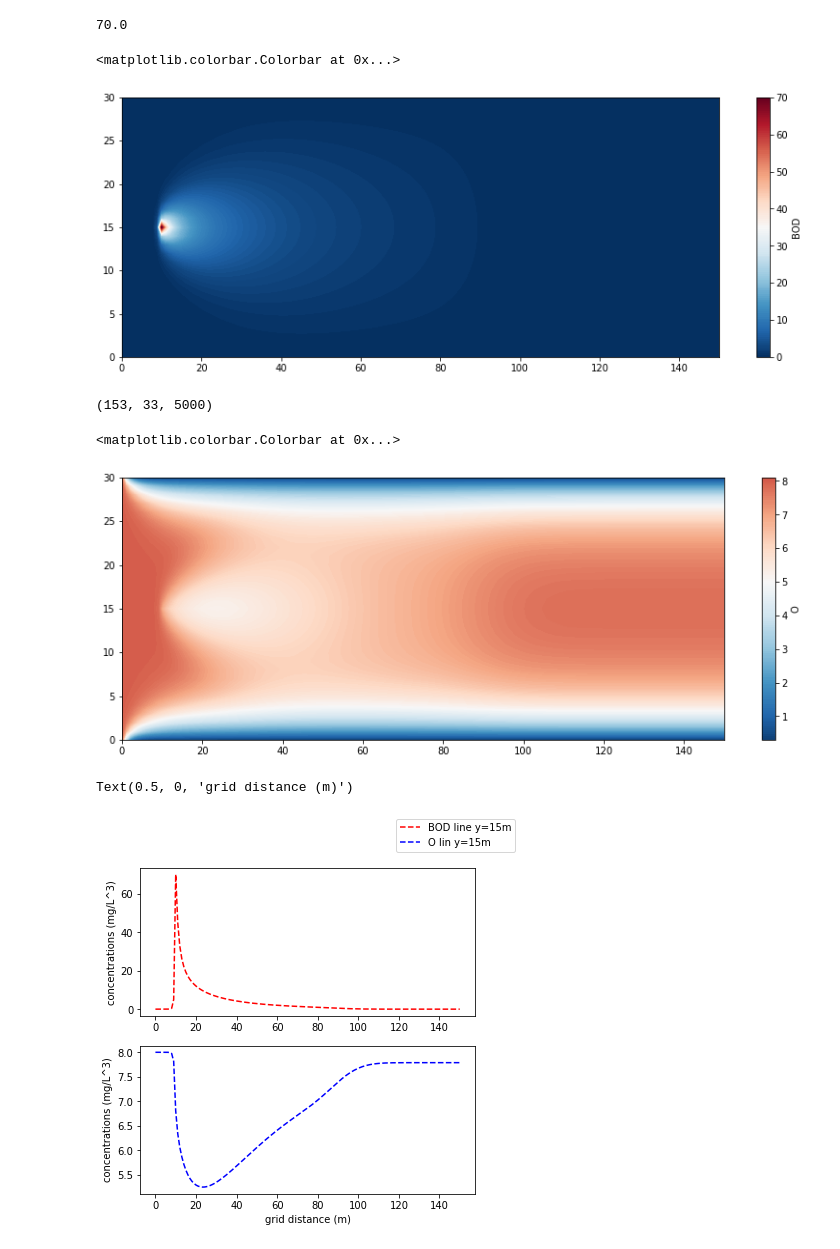
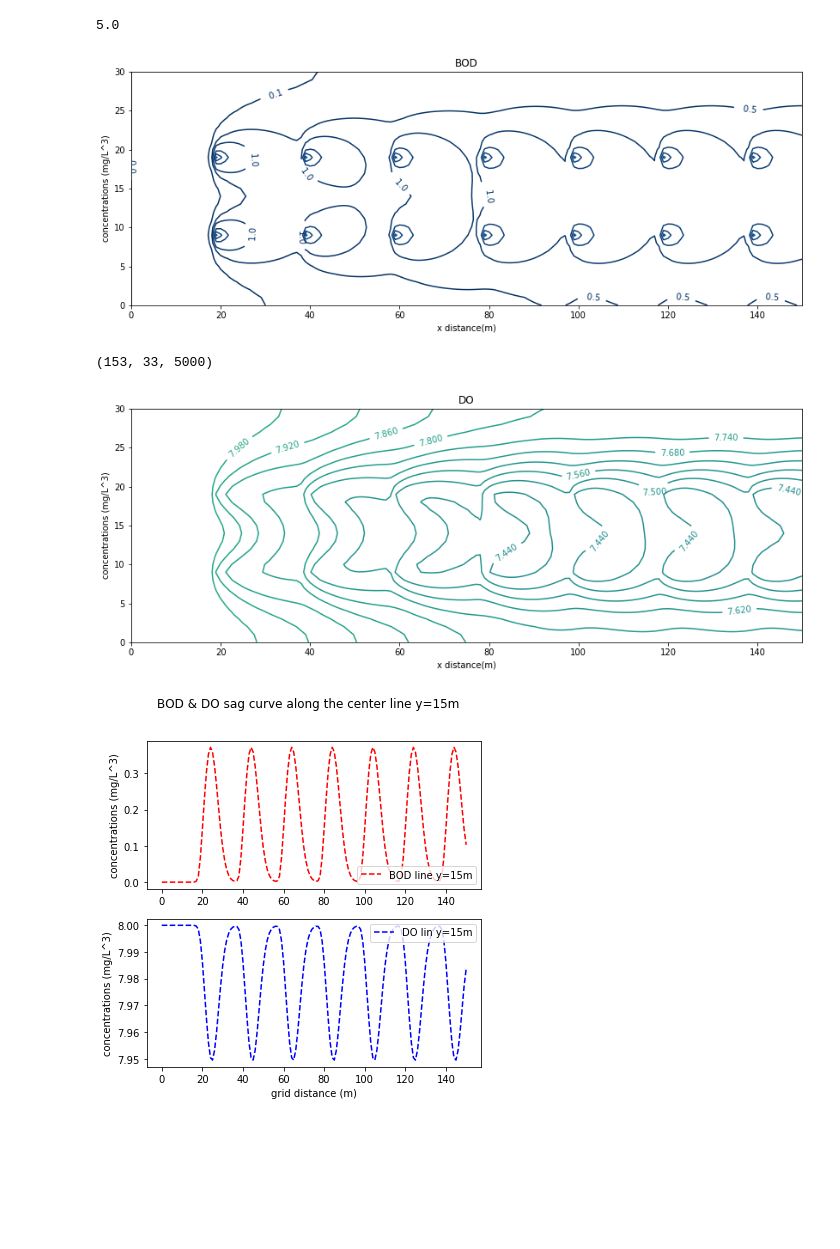
Before and after one commit to dozerlcl/assignments_2020_nju_meteorology, a Jupyter notebook: numerical_PDE/P_set5/p1.ipynb, the cells around one changed output. Saved outputs shown, nothing was run; the diff lists cells and outputs as text; code cells hidden in the pictures; blank space fills up the shorter version.

```diff
--- a/numerical_PDE/P_set5/p1.ipynb
+++ b/numerical_PDE/P_set5/p1.ipynb
@@ -29,28 +29,35 @@ O_con = osat
 qb    = 70. # mg / s
 # steady state:
 # delta function at 10m 15m
-B_con[int(10./dx)+1,int(15./dy)+1] = qb/dx/dy
+# B_con[int(10./dx)+1,int(15./dy)+1] = qb/dx/dy
 # %%
 
 stept   = 1000    #
-
+source_p_list_x = np.linspace(20,140,7,dtype='int')
+source_p_list_y = np.linspace(5,10,2,dtype='int')
 for it in range(0,stept):
     # B.C. and ghost point
     # domain x: 1-151 y:1-31 ; ghost point x: 0,152 ; y: 0,32
     # inflow
-    B_con[2,:]   = -B_con[0,:]
+    B_con[0,:]   = -B_con[2,:]
     B_con[1,:]   = 0.
     # outflow
     B_con[152,:] = B_con[150,:]
     # soild boundary v = 0
-    B_con[:,0]   = -B_con[:,2]
-    B_con[:,32]  = -B_con[:,30]
+    B_con[:,0]   = B_con[:,2]
+    B_con[:,32]  = B_con[:,30]
     #
+    source_position = (int(10./dx)+1,int(15./dy)+1,it)
+
+
     for i in  range(1,gridnx-1):
         for j in range(1,gridny-1):
+
+            B_con[source_p_list_x,20,it] = qb/dx/dy/14
+            B_con[source_p_list_x,10,it] = qb/dx/dy/14
             # B_con[i, j]=( B_con[i+1, j]+B_con[i-1, j]+B_con[i,j+1]+B_con[i,j-1]-u*dx/2/D*(B_con[i+1,j]-B_con[i-1,j]) ) / (2 + kr*dx**2/D)
-            B_con[int(10./dx)+1,int(15./dy)+1,it] = qb/dx/dy
-            B_con[int(10./dx)+1,int(15./dy)+1,it+1] = qb/dx/dy
+            # B_con[source_position] = qb/dx/dy
+            # B_con[source_position] = qb/dx/dy
             B_con[i,j,it+1]=B_con[i,j,it] - u*dt/2/dx*(B_con[i+1,j,it]-B_con[i-1,j,it]) + \
                 D/2/dx**2*dt*(B_con[i+1,j,it] + B_con[i-1,j,it] - 2*B_con[i,j,it])+ \
                 D/2/dy**2*dt*(B_con[i,j+1,it] + B_con[i,j-1,it] - 2*B_con[i,j,it])+ \
@@ -58,24 +65,30 @@ for it in range(0,stept):
 # %%
 B_con.max()
 # %% [output]
-70.0
+5.0
 # %%
 import matplotlib as mpl
 fig,ax = plt.subplots(1,1,figsize=(14,5))
 # custom_zlim = (0, 2.0)
 # plt.setp(ax, zlim=custom_zlim, ylim=custom_ylim)
-norm = matplotlib.colors.Normalize(vmin=0, vmax=70.)
-
-cnrt = ax.contourf(np.linspace(0,150,151),np.linspace(0,30,31),B_con[1:152,1:32,1000].T,levels = 150,cmap="RdBu_r", norm = norm,vmin=0,vmax=70)
+norm = mpl.colors.Normalize(vmin=0, vmax=70.)
+# levels_bnd = [0,0.1,1,2,3,4,5,10,60]
+levels_bnd = [0,0.1,0.5,1,2,3,4]
+cnrt = ax.contour(np.linspace(0,150,151),np.linspace(0,30,31),B_con[1:152,1:32,1000].T,levels = levels_bnd,cmap="RdBu_r", norm = norm,vmin=0,vmax=70)
+ax.clabel(cnrt,fontsize=10,fmt='%4.1f')
 # ax1 = ax[1].contourf(np.linspace(0,domainlx,gridnx),np.linspace(0,domainly,gridny),c[:,:,int(1./deltat)],levels = 10,cmap="RdBu_r",norm = norm,vmin=0,vmax=0.8,level=6)
 # im = ax.imshow(data, cmap='bone')
 # im.clim(vmin=0,vmax=70)
-plt.colorbar(cnrt,ax=ax,label='BOD',ticks=np.linspace(0,100,11))
+# plt.colorbar(cnrt,ax=ax,label='BOD',ticks=np.linspace(0,100,11))
 # plt.clim(0,70)
 # bound = [0, 10, 20, 40 ,50 ,70]
+plt.xlabel('x distance(m)')
+plt.ylabel('concentrations (mg/L^3)')
+plt.title('BOD')
+
+plt.savefig("./p1t2-1")
 # %% [output]
-<matplotlib.colorbar.Colorbar at 0x...>
-[figure, old version]
+[figure, new version]
 # %%
 O_con      = np.zeros((gridnx,gridny,5000))
 O_con[:,:,:] = 8.
@@ -95,8 +108,8 @@ for it in range(0,stept):
     # outflow
     O_con[152,:] = O_con[150,:]
     # soild boundary v = 0
-    O_con[:,0]   = -O_con[:,2]
-    O_con[:,32]  = -O_con[:,30]
+    O_con[:,0]   = O_con[:,2]
+    O_con[:,32]  = O_con[:,30]
     #
     for i in  range(1,gridnx-1):
         for j in range(1,gridny-1):
@@ -112,45 +125,52 @@ import matplotlib as mpl
 fig,ax = plt.subplots(1,1,figsize=(14,5))
 # custom_zlim = (0, 2.0)
 # plt.setp(ax, zlim=custom_zlim, ylim=custom_ylim)
-norm = matplotlib.colors.Normalize(vmin=0, vmax=8.)
+norm = mpl.colors.Normalize(vmin=5, vmax=10.)
 
-cnrt = ax.contourf(np.linspace(0,150,151),np.linspace(0,30,31),O_con[1:152,1:32,1000].T,levels = 150,cmap="RdBu_r", norm = norm,vmin=0,vmax=10)
+cnrt = ax.contour(np.linspace(0,150,151),np.linspace(0,30,31),O_con[1:152,1:32,1000].T,levels = 10,vmin=5,vmax=10)
+ax.clabel(cnrt,fontsize=10,fmt='%.3f')
 # ax1 = ax[1].contourf(np.linspace(0,domainlx,gridnx),np.linspace(0,domainly,gridny),c[:,:,int(1./deltat)],levels = 10,cmap="RdBu_r",norm = norm,vmin=0,vmax=0.8,level=6)
 # im = ax.imshow(data, cmap='bone')
 # im.clim(vmin=0,vmax=70)
-plt.colorbar(cnrt,ax=ax,label='O',ticks=np.linspace(0,10,11))
+# plt.colorbar(cnrt,ax=ax,label='O',ticks=np.linspace(5,10,21))
 # plt.clim(0,70)
 # bound = [0, 10, 20, 40 ,50 ,70]
+plt.xlabel('x distance(m)')
+plt.ylabel('concentrations (mg/L^3)')
+plt.title('DO')
+
+plt.savefig("./p1t2-2")
 # %% [output]
-<matplotlib.colorbar.Colorbar at 0x...>
-[figure, old version]
+[figure, new version]
 # %%
+
 import matplotlib.ticker as tck
-
 fig,ax = plt.subplots(2,figsize=(6,6))
 # custom_xlim = (0, np.p)
 # custom_ylim = (0, 5.5)
 # Setting the values for all axes.
 
 # plt.setp(ax, xlim=custom_xlim, ylim=custom_ylim)
-ax0=ax[0].plot(np.linspace(0,150,151), B_con[1:152,16,1000].T,'--r', label='BOD line y=15m')
-ax1=ax[1].plot(np.linspace(0,150,151), O_con[1:152,16,1000].T,'--b', label='O lin y=15m')
+ax0=ax[0].plot(np.linspace(0,150,151), B_con[1:152,16,100].T,'--r', label='BOD line y=15m')
+ax1=ax[1].plot(np.linspace(0,150,151), O_con[1:152,16,100].T,'--b', label='DO lin y=15m')
 # ax.plot(xx**2, yy_f2**2,'-xg', label='fourth-order')
 # ax.plot(xx**2, xx**2,'--xb', label='correct')
 # ax.set_xscale("log", basex=10)
 # ax.set_yscale("log", basey=10)
-fig.legend(loc='upper right')
+ax[1].legend(loc='upper right')
+ax[0].legend(loc='lower right')
 # ax.xaxis.set_major_formatter(tck.FormatStrFormatter('%g $\pi$'))
 # ax.xaxis.set_major_locator(tck.MultipleLocator(base=1.0))
 
 # ax.yaxis.set_major_formatter(tck.FormatStrFormatter('%g $\pi$'))
 # ax.yaxis.set_major_locator(tck.MultipleLocator(base=1.0))
 ax[0].set_ylabel('concentrations (mg/L^3)')
 ax[1].set_ylabel('concentrations (mg/L^3)')
 # ax[0].set_xlabel('grid distance (m)')
 ax[1].set_xlabel('grid distance (m)')
 #     ax[nn].legend(')
-# plt.savefig("./p1t1-1")
+plt.suptitle('BOD & DO sag curve along the center line y=15m')
+
+plt.savefig("./p1t2-3")
 # %% [output]
-Text(0.5, 0, 'grid distance (m)')
-[figure, old version]
+[figure, new version]
```
Also changed, not shown: 1 other file.
